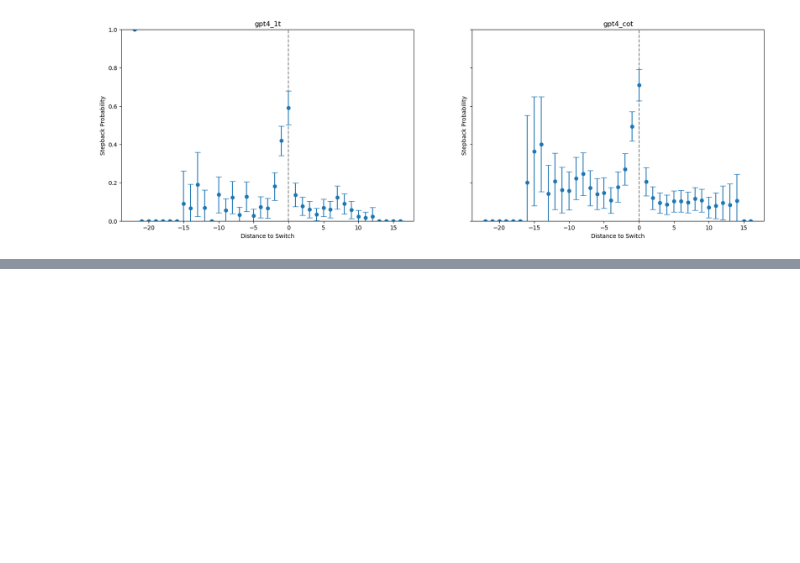
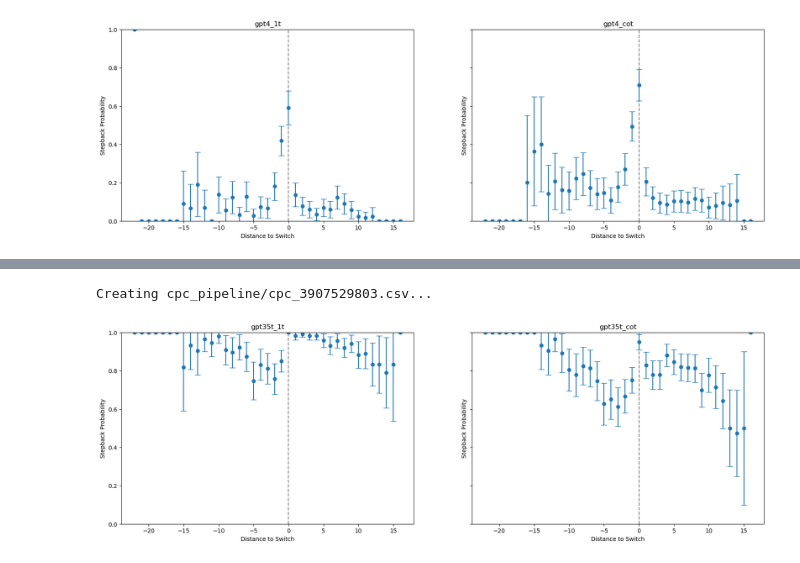
Before and after one commit to jlucassen/CPC_stepping_back, a Jupyter notebook: cpc_quadratic_replication.ipynb, the cells around one changed output, grey strips where cells are left out. Drawn from its saved outputs; the diff is of its cells as text; code cells hidden in the pictures; blank space fills up the shorter version.

```diff
--- a/cpc_quadratic_replication.ipynb
+++ b/cpc_quadratic_replication.ipynb
@@ -75,0 +82,6 @@ do_analysis(cpc_df_4, [gpt4_1t, gpt4_cot])
+# %%
+data4_35t = judge_cpc(switching_df_4, [gpt35t_1t, gpt35t_cot])
+do_analysis(data4_35t, [gpt35t_1t, gpt35t_cot])
+# %% [output]
+Creating cpc_pipeline/cpc_3907529803.csv...
+[figure, added]
```
Also changed, not shown: parts of 1 cell of this notebook.
